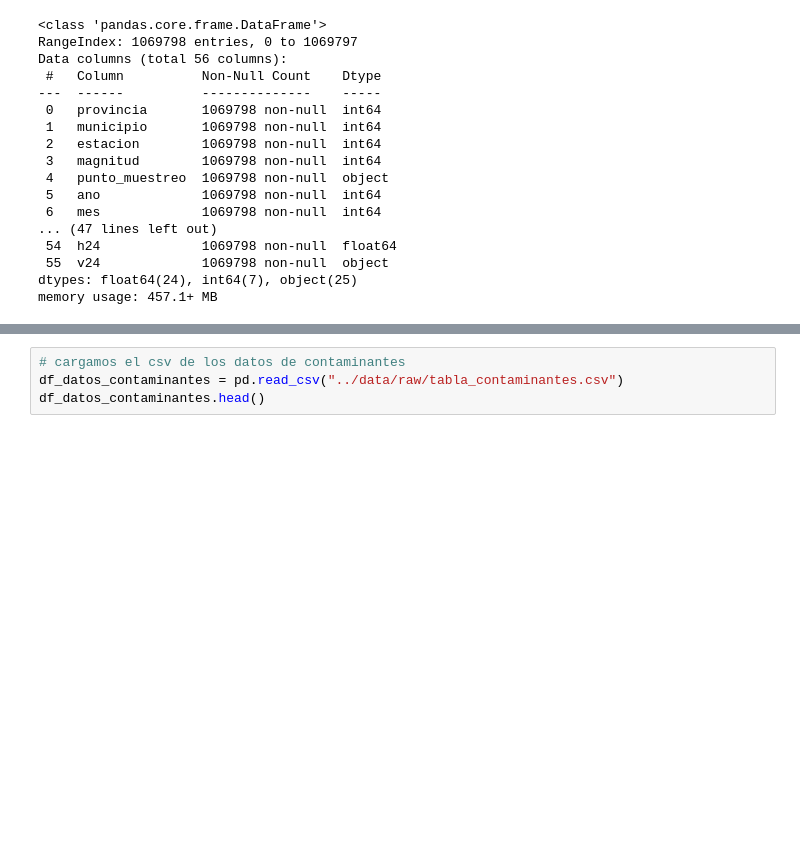
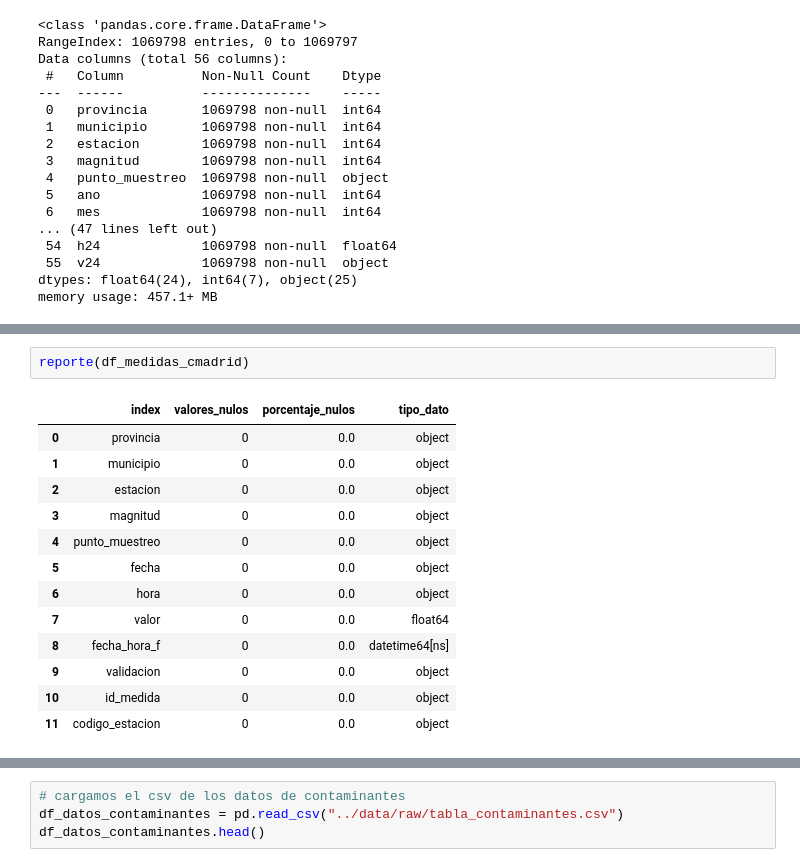
Before and after one commit to MartaM1206/proyecto_final, a Jupyter notebook: notebooks/transform.ipynb, the cells around one changed output, grey strips where cells are left out. Saved outputs shown, nothing was run; the diff lists cells and outputs as text; blank space fills up the shorter version.

```diff
--- a/notebooks/transform.ipynb
+++ b/notebooks/transform.ipynb
@@ -254,0 +292,16 @@ memory usage: 4.6+ GB
+# %%
+reporte(df_medidas_cmadrid)
+# %% [output]
+|  | index | valores_nulos | porcentaje_nulos | tipo_dato |
+| 0 | provincia | 0 | 0.0 | object |
+| 1 | municipio | 0 | 0.0 | object |
+| 2 | estacion | 0 | 0.0 | object |
+| 3 | magnitud | 0 | 0.0 | object |
+| 4 | punto_muestreo | 0 | 0.0 | object |
+| 5 | fecha | 0 | 0.0 | object |
+| 6 | hora | 0 | 0.0 | object |
+| 7 | valor | 0 | 0.0 | float64 |
+| 8 | fecha_hora_f | 0 | 0.0 | datetime64[ns] |
+| 9 | validacion | 0 | 0.0 | object |
+| 10 | id_medida | 0 | 0.0 | object |
+| 11 | codigo_estacion | 0 | 0.0 | object |
```
Also changed, not shown: parts of 13 cells of this notebook, 7 other files.
